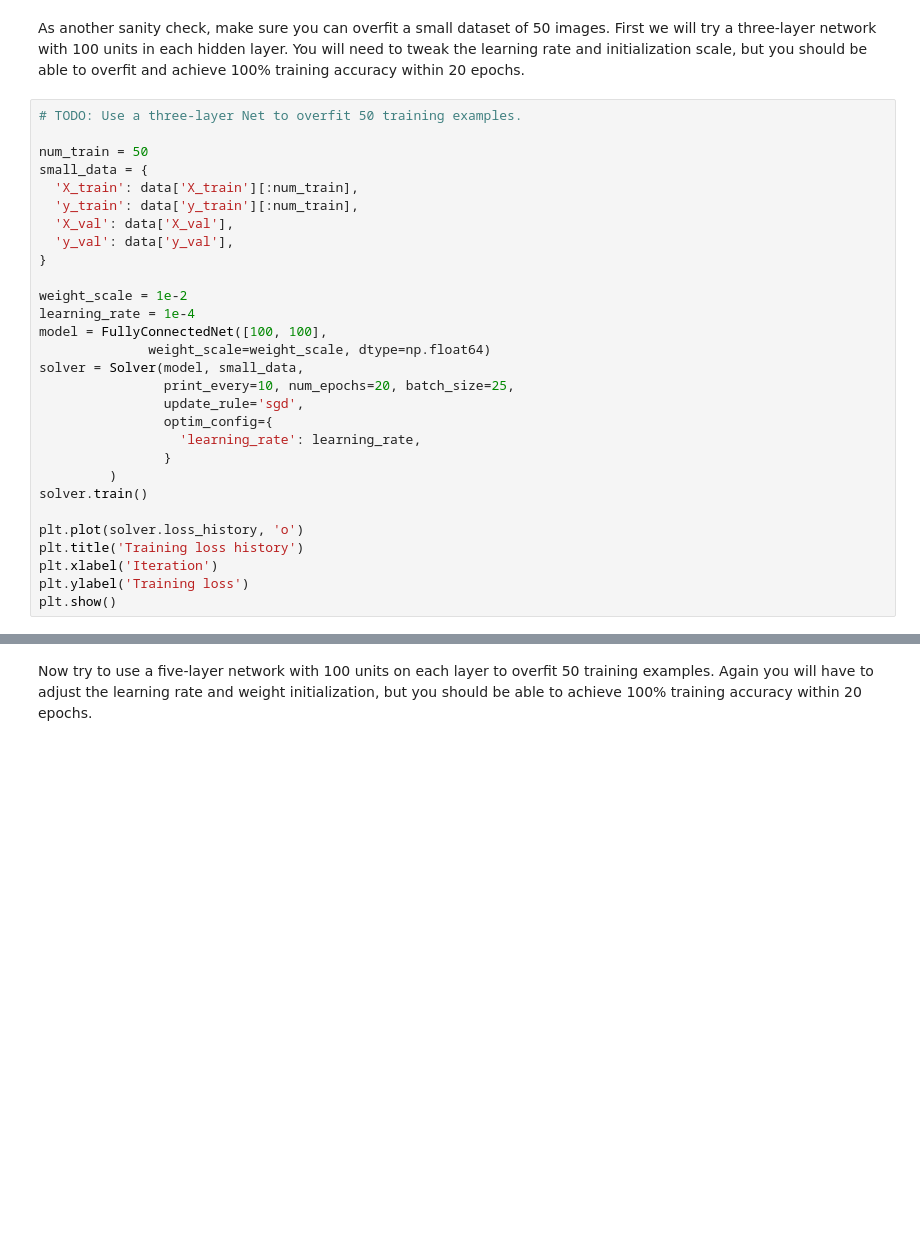
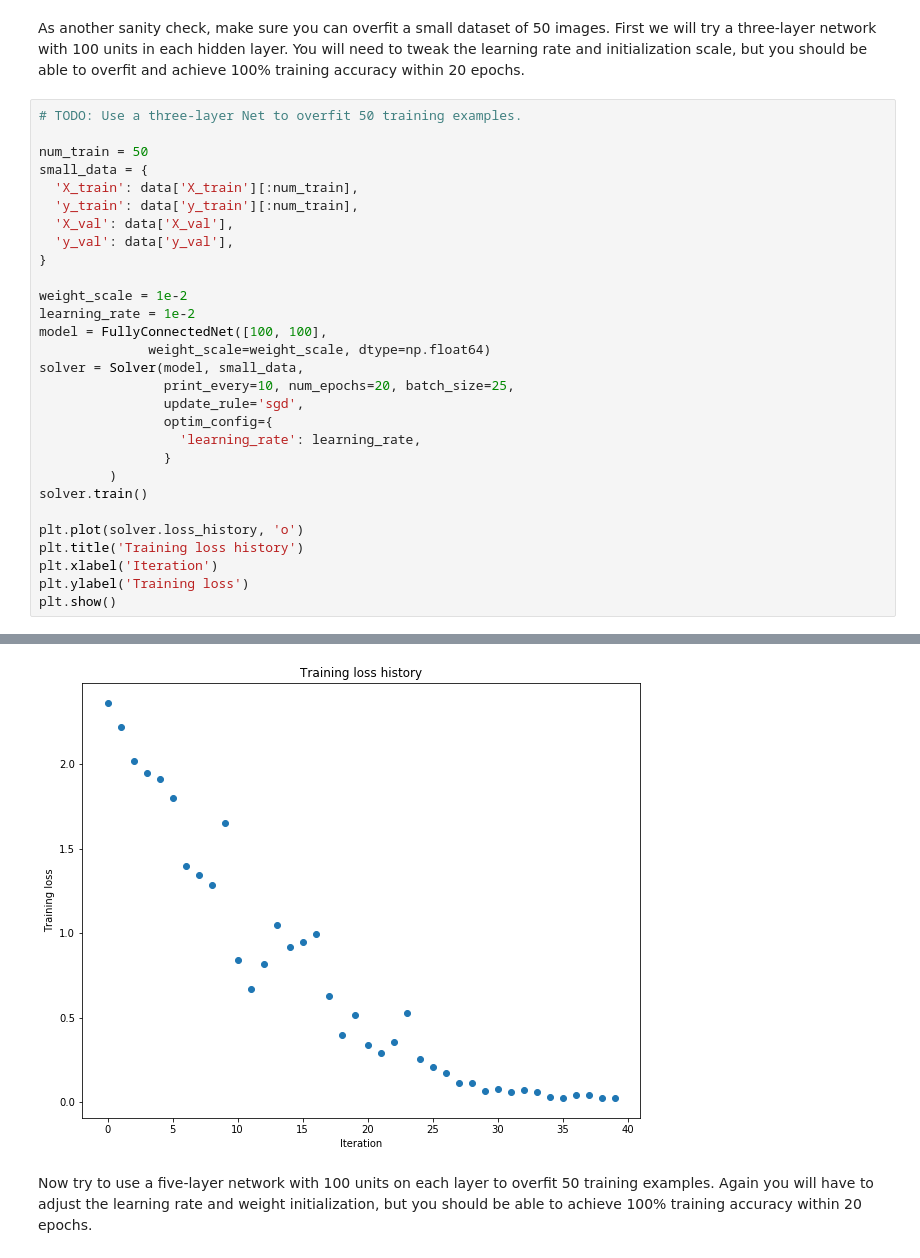
Before and after one commit to yolunghiu/machine-learning, a Jupyter notebook: 4.DL/cs231/lecture/Assignment2/code/FullyConnectedNets.ipynb, the cells around one changed output, grey strips where cells are left out. Cells and saved outputs as stored; diff of their text form; blank space fills up the shorter version.

```diff
--- a/4.DL/cs231/lecture/Assignment2/code/FullyConnectedNets.ipynb
+++ b/4.DL/cs231/lecture/Assignment2/code/FullyConnectedNets.ipynb
@@ -439,7 +438,7 @@ small_data = {
 }
 
 weight_scale = 1e-2
-learning_rate = 1e-4
+learning_rate = 1e-2
 model = FullyConnectedNet([100, 100],
               weight_scale=weight_scale, dtype=np.float64)
 solver = Solver(model, small_data,
@@ -456,3 +455,4 @@ plt.title('Training loss history')
 plt.xlabel('Iteration')
 plt.ylabel('Training loss')
 plt.show()
+# %% [output]
@@ -459,3 +476,4 @@ plt.show()
+[figure, added]
 # %% [markdown]
 Now try to use a five-layer network with 100 units on each layer to overfit 50 training examples. Again you will have to adjust the learning rate and weight initialization, but you should be able to achieve 100% training accuracy within 20 epochs.
 # %%
```
Also changed, not shown: parts of 10 cells of this notebook, 9 other files.
